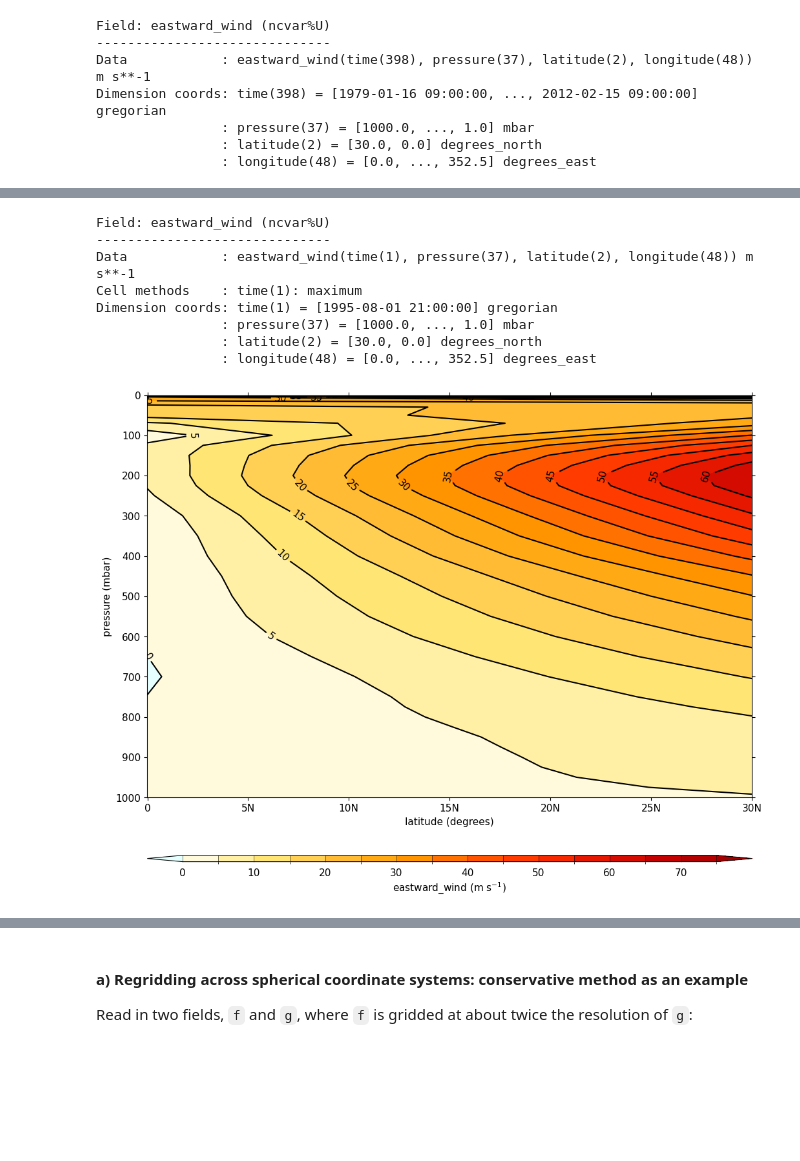
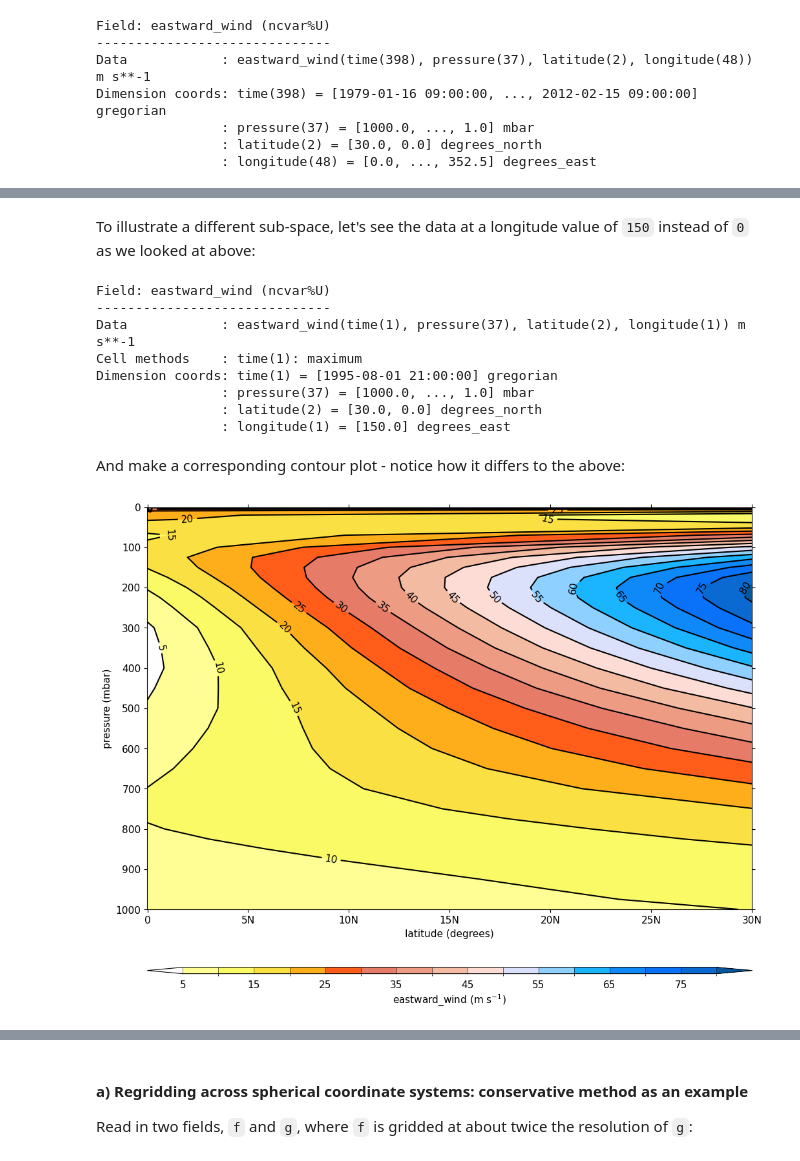
Before and after one commit to sadielbartholomew/cf-tools-training, a Jupyter notebook: new_course/quick_summary/cf_data_tools_summary.ipynb, the cells around one changed output, grey strips where cells are left out. Saved outputs shown, nothing was run; the diff lists cells and outputs as text; code cells hidden in the pictures; blank space fills up the shorter version.

```diff
--- a/new_course/quick_summary/cf_data_tools_summary.ipynb
+++ b/new_course/quick_summary/cf_data_tools_summary.ipynb
@@ -220,2 +234,2 @@ Dimension coords: time(398) = [1979-01-16 09:00:00, ..., 2012-02-15 09:00:00] gr
 # %%
-b = a.collapse('maximum', axes='T')  # temporal maximum
+b = a.collapse('maximum', axes='time')  # temporal maximum, equivalently say axes='T'
@@ -233,16 +275,20 @@ Dimension coords: time(1) = [1995-08-01 21:00:00] gregorian
+# %% [markdown]
+To illustrate a different sub-space, let's see the data at a longitude value of `150` instead of `0` as we looked at above:
 # %%
-b_sub = b.subspace(X=30)
-print(b)
+b_at_latitude_150 = b.subspace(X=150)
+print(b_at_latitude_150)
 # %% [output]
 Field: eastward_wind (ncvar%U)
 ------------------------------
-Data            : eastward_wind(time(1), pressure(37), latitude(2), longitude(48)) m s**-1
+Data            : eastward_wind(time(1), pressure(37), latitude(2), longitude(1)) m s**-1
 Cell methods    : time(1): maximum
 Dimension coords: time(1) = [1995-08-01 21:00:00] gregorian
                 : pressure(37) = [1000.0, ..., 1.0] mbar
                 : latitude(2) = [30.0, 0.0] degrees_north
-                : longitude(48) = [0.0, ..., 352.5] degrees_east
+                : longitude(1) = [150.0] degrees_east
+# %% [markdown]
+And make a corresponding contour plot - notice how it differs to the above:
 # %%
-cfp.con(b_sub)
+cfp.con(b_at_latitude_150)
 # %% [output]
-[figure, old version]
+[figure, new version]
```
Also changed, not shown: parts of 21 cells of this notebook.
